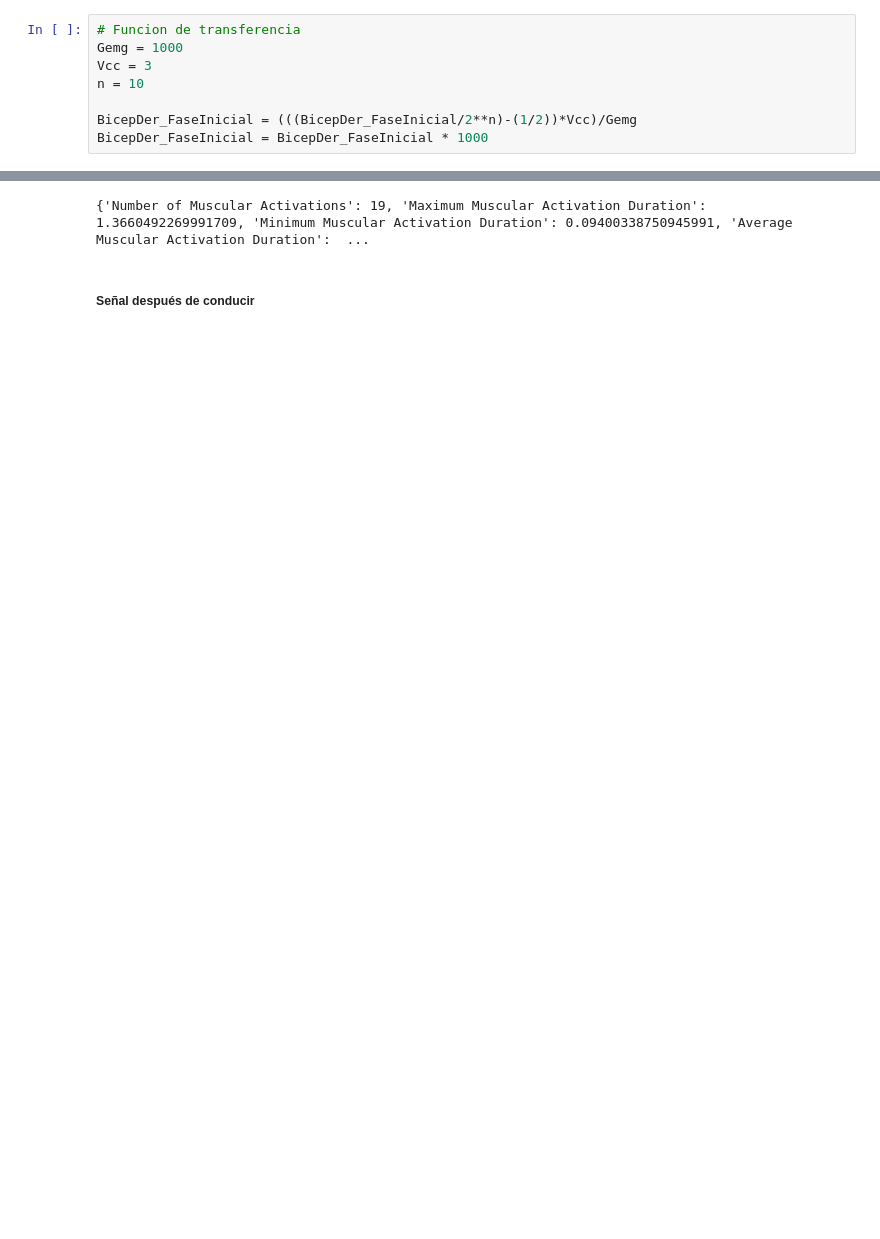
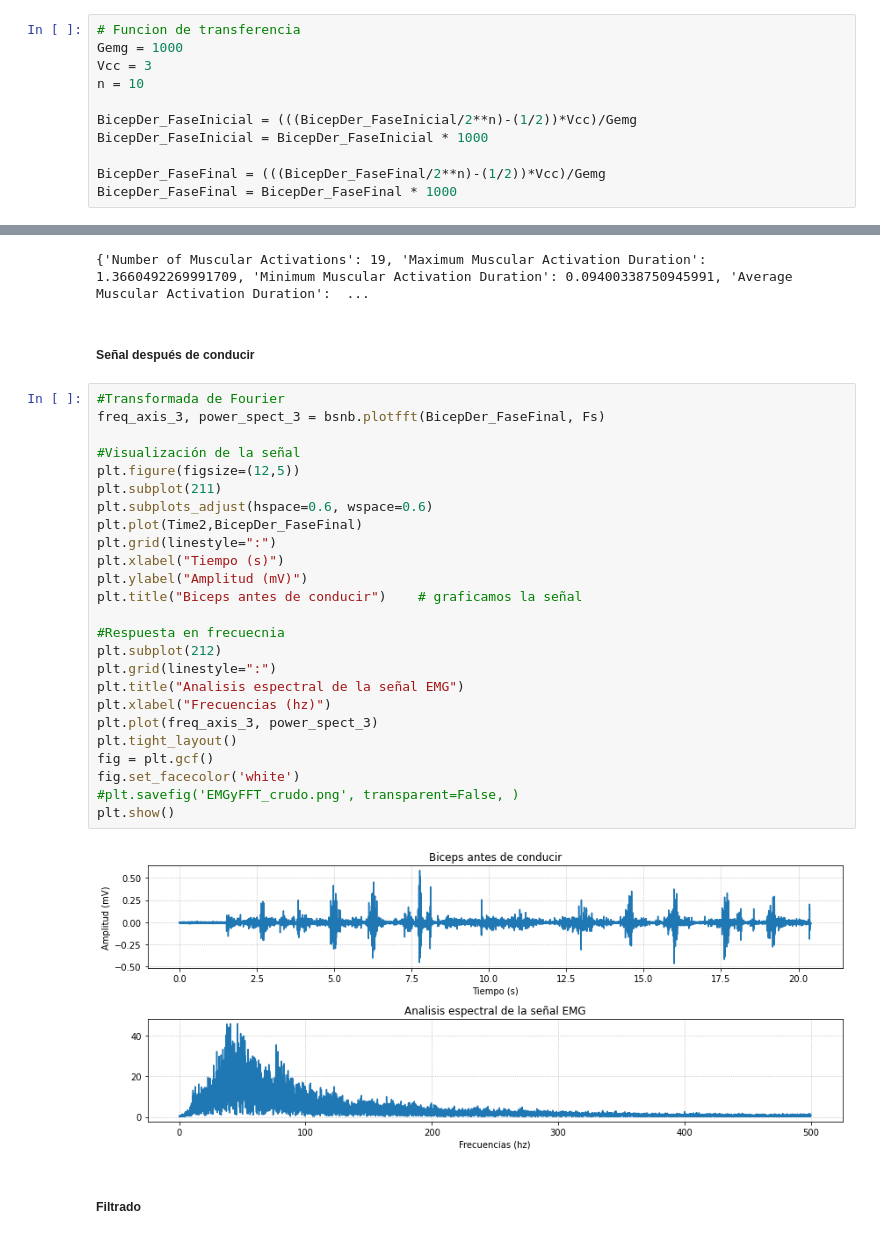
Before and after one commit to fruizg/Introduccion_de_senales, a Jupyter notebook: Software/Procesamiento_Senales/ProcesamientoBicep.ipynb, the cells around one changed output, grey strips where cells are left out. Drawn from its saved outputs; the diff is of its cells as text; blank space fills up the shorter version.

Commit message:
Final caracteristicas biceps

```diff
--- a/Software/Procesamiento_Senales/ProcesamientoBicep.ipynb
+++ b/Software/Procesamiento_Senales/ProcesamientoBicep.ipynb
@@ -29,6 +29,9 @@ n = 10
 
 BicepDer_FaseInicial = (((BicepDer_FaseInicial/2**n)-(1/2))*Vcc)/Gemg
 BicepDer_FaseInicial = BicepDer_FaseInicial * 1000
+
+BicepDer_FaseFinal = (((BicepDer_FaseFinal/2**n)-(1/2))*Vcc)/Gemg
+BicepDer_FaseFinal = BicepDer_FaseFinal * 1000
 # %% [markdown]
 #### Señal incial
 # %% [markdown]
@@ -131,3 +134,32 @@ print(Caracteristicas_Inicial)
 {'Number of Muscular Activations': 19, 'Maximum Muscular Activation Duration': 1.3660492269991709, 'Minimum Muscular Activation Duration': 0.09400338750945991, 'Average Muscular Activation Duration':  ...
 # %% [markdown]
 ##### Señal después de conducir
+# %%
+#Transformada de Fourier
+freq_axis_3, power_spect_3 = bsnb.plotfft(BicepDer_FaseFinal, Fs)
+
+#Visualización de la señal
+plt.figure(figsize=(12,5))
+plt.subplot(211)
+plt.subplots_adjust(hspace=0.6, wspace=0.6)
+plt.plot(Time2,BicepDer_FaseFinal)
+plt.grid(linestyle=":")
+plt.xlabel("Tiempo (s)")
+plt.ylabel("Amplitud (mV)")
+plt.title("Biceps antes de conducir")    # graficamos la señal
+
+#Respuesta en frecuecnia
+plt.subplot(212)
+plt.grid(linestyle=":")
+plt.title("Analisis espectral de la señal EMG")
+plt.xlabel("Frecuencias (hz)")
+plt.plot(freq_axis_3, power_spect_3)
+plt.tight_layout()
+fig = plt.gcf()
+fig.set_facecolor('white')
+#plt.savefig('EMGyFFT_crudo.png', transparent=False, )
+plt.show()
+# %% [output]
+[figure, added]
+# %% [markdown]
+##### Filtrado
```
Also changed, not shown: parts of 5 cells of this notebook.
